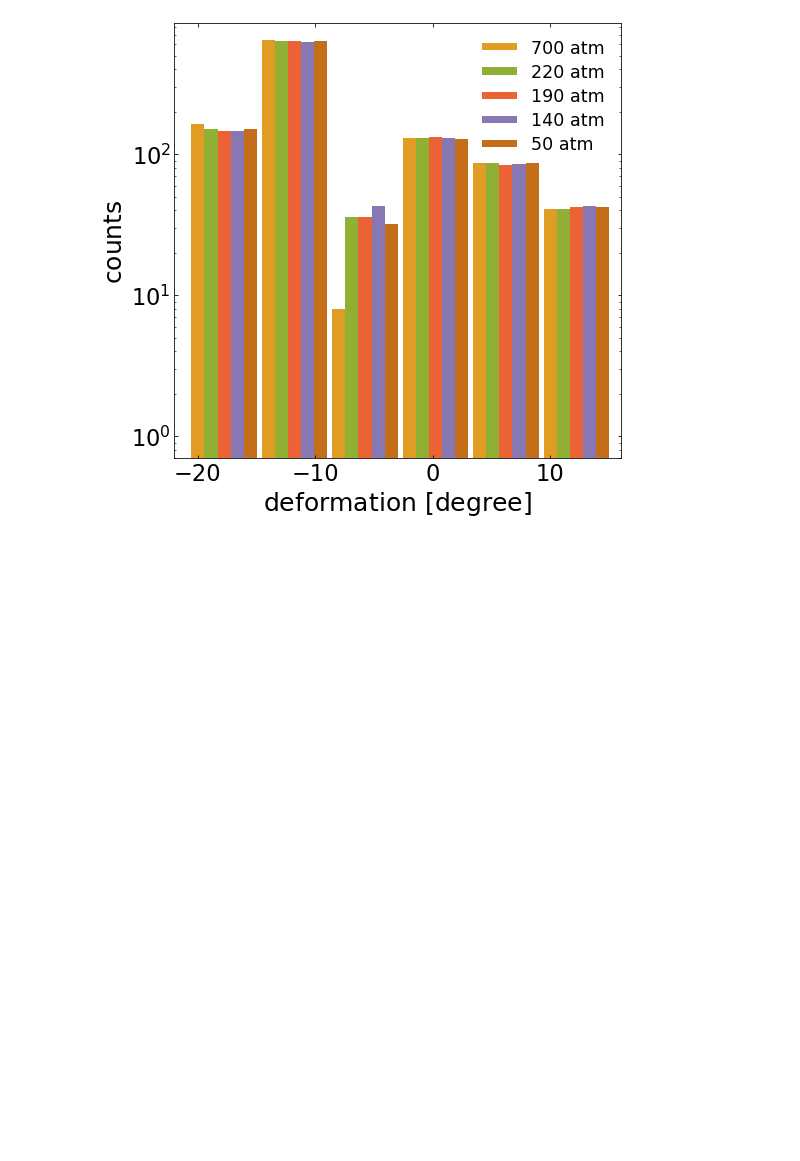
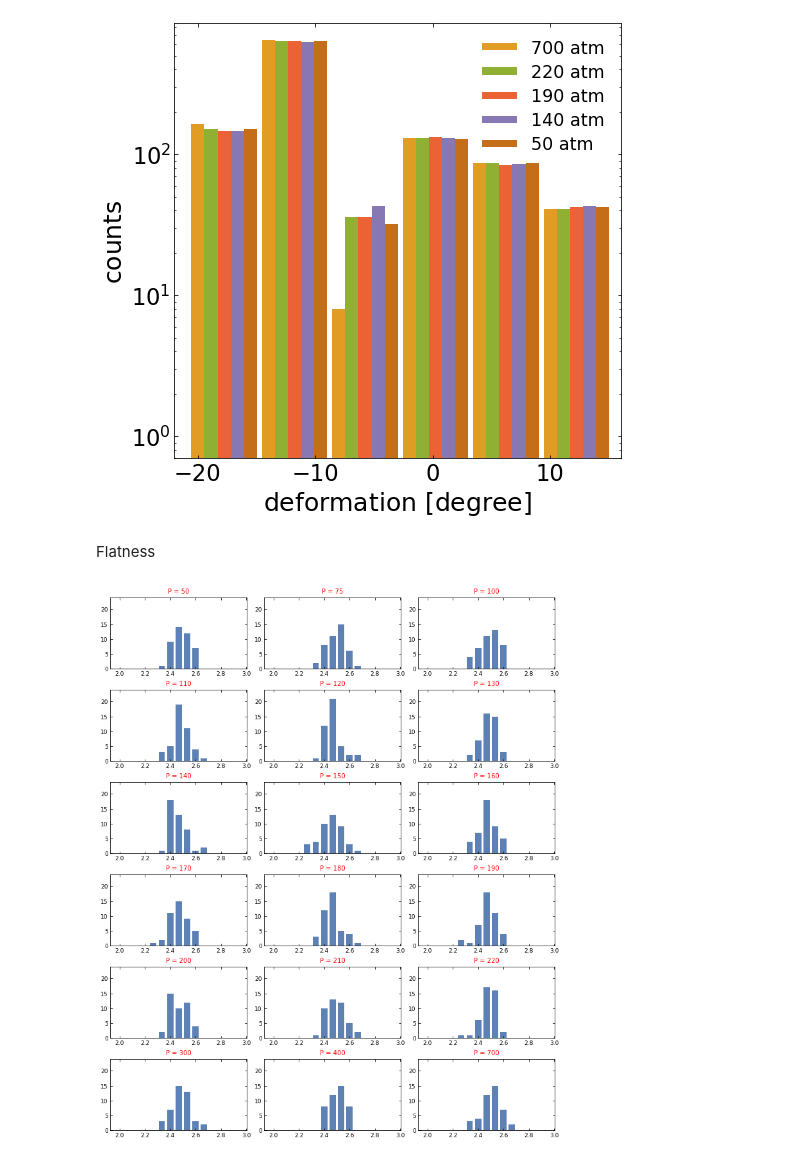
Before and after one commit to profesorperez/asphaltene_depressurization, a Jupyter notebook: asphaltene_deformations.ipynb, the cells around one changed output. Cells and saved outputs as stored; diff of their text form; code cells hidden in the pictures; blank space fills up the shorter version.

Commit message:
added flatness and wrote sata files to folder analysis

```diff
--- a/asphaltene_deformations.ipynb
+++ b/asphaltene_deformations.ipynb
@@ -396,6 +488,8 @@ bend_avg    : (Npress, Nmolecules, Nangles)
 stretch_avg = np.mean(stretch_vec, axis=1)
 # %%
 bend_avg = np.mean(bend_vec, axis=1)
+# %%
+flatness_avg = np.mean(flatness_vec, axis=1)
 # %% [markdown]
 ## Histograms
 # %% [markdown]
@@ -454,0 +557,16 @@ print(bnmax)
+# %%
+fmin = np.floor(np.amin(flatness_avg))
+fmax = np.ceil(np.amax(flatness_avg))
+
+bins = np.linspace(fmin, fmax, num=16, endpoint=True, retstep=False, dtype=None, axis=0)
+
+flatness_hst = []
+for i in range(Npress):
+  hst = np.histogram(flatness_avg[i], bins=bins)
+  flatness_hst.append(hst)
+# %%
+aux = []
+for i in range(Npress):
+  aux.append(flatness_hst[i][0])
+flmax = np.amax(aux)
+print(flmax)
@@ -588,3 +708,18 @@ for j in range(len(press_selection)):
 [figure]
 [figure]
 [figure]
+# %% [markdown]
+Flatness
+# %%
+fig = plt.figure(constrained_layout=True, figsize=(10, 12))
+axs = fig.subplots(6, 3)
+lft = 10
+for nn, ax in enumerate(axs.flatten()):
+  ax.set_prop_cycle(color=colors)
+  ax.set_ylim([0, flmax+3])
+  ax.set_title('P = {:d}'.format(pressure[nn]), fontsize=lft, color='r')
+  ax.bar(flatness_hst[nn][1][:-1], flatness_hst[nn][0], align='center', width=0.05)
+  ax.tick_params(which='both', labelsize=0.9*lft, direction="in", right=True, top=True)
+plt.show()
+# %% [output]
+[figure, added]
```
Also changed, not shown: parts of 17 cells of this notebook.
